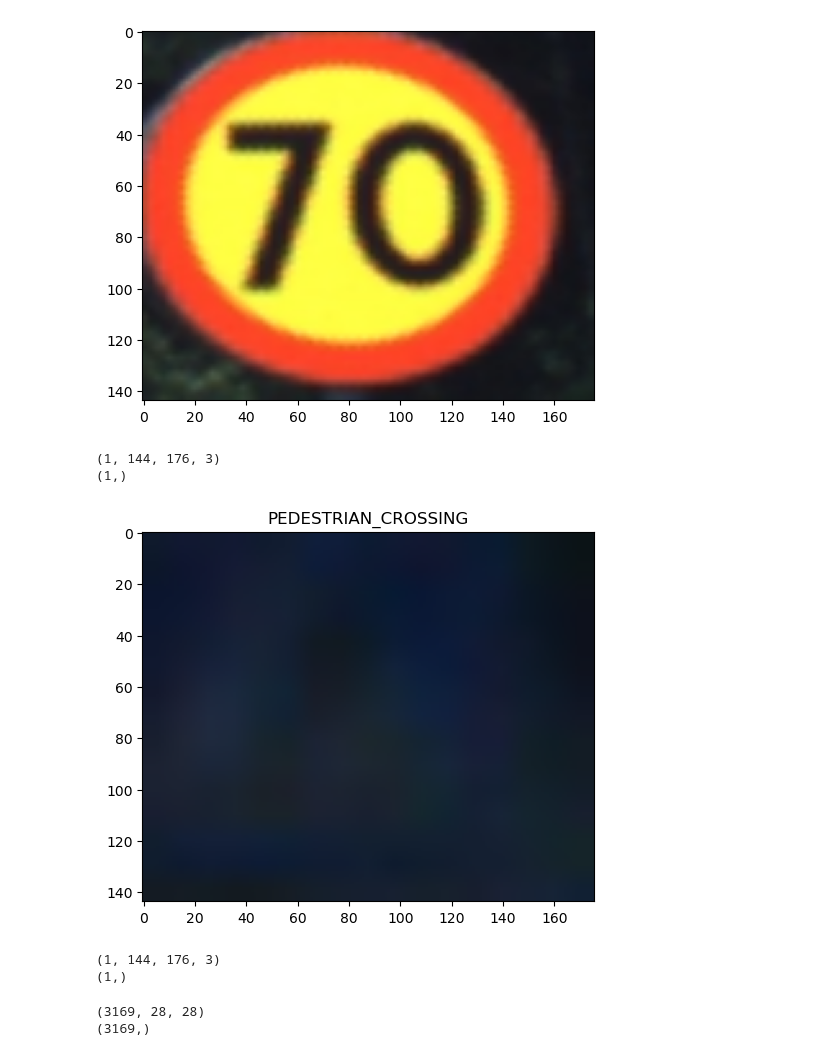
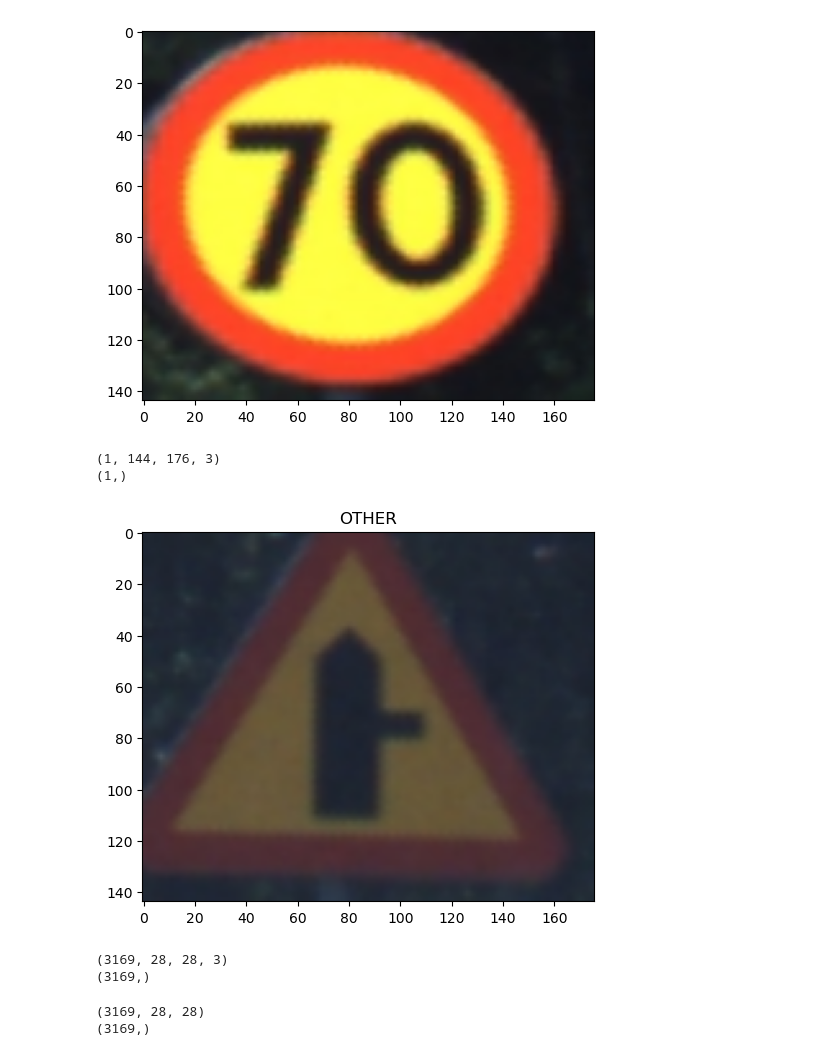
Before and after one commit to Pooriyasmd/IoT-final-project, a Jupyter notebook: Dataset_preparation.ipynb, the cells around one changed output. Saved outputs shown, nothing was run; the diff lists cells and outputs as text; code cells hidden in the pictures.

```diff
--- a/Dataset_preparation.ipynb
+++ b/Dataset_preparation.ipynb
@@ -232,26 +232,26 @@ plt.imshow(cv2.cvtColor(resized_img, cv2.COLOR_BGR2RGB))
 [figure]
 # %%
 # generate x and y for only one sample to check if it is correct
-image_number_sample = 900
+image_number_sample = 400
 x = []
 y = []
 fn = os.path.join(imagePath, df.loc[image_number_sample, 'Image Name'])
 image_name = df.loc[image_number_sample, 'Image Name']
 img = cv2.imread(fn)
 startX, startY, endX, endY = df.loc[image_number_sample, 'Sign BB']
 cropped_img = img[math.floor(startY):math.ceil(endY), math.floor(startX):math.ceil(endX)]
 new_size = (176 , 144)
 resized_img = cv2.resize(cropped_img, new_size)
 x.append(resized_img)
 y.append(df.loc[image_number_sample, 'label'])
 plt.imshow(cv2.cvtColor(resized_img, cv2.COLOR_BGR2RGB))
 plt.title(df.loc[image_number_sample, 'label'])
 print(np.shape(x))
 print(np.shape(y))
 # %% [output]
 (1, 144, 176, 3)
 (1,)
-[figure, old version]
+[figure, new version]
 # %%
 ########## if you have already resized the database, do not run this cell
 
@@ -280,8 +280,8 @@ for n in range(0,len(df)):
 print(np.shape(x))
 print(np.shape(y))
 # %% [output]
-(1, 144, 176, 3)
-(1,)
+(3169, 28, 28, 3)
+(3169,)
 # %%
 x = np.load('C:\\Users\\poori\\x_low_gray.npy')
 y = np.load('C:\\Users\\poori\\y_low_gray.npy')
```
Also changed, not shown: parts of 2 cells of this notebook, 1 other file.
